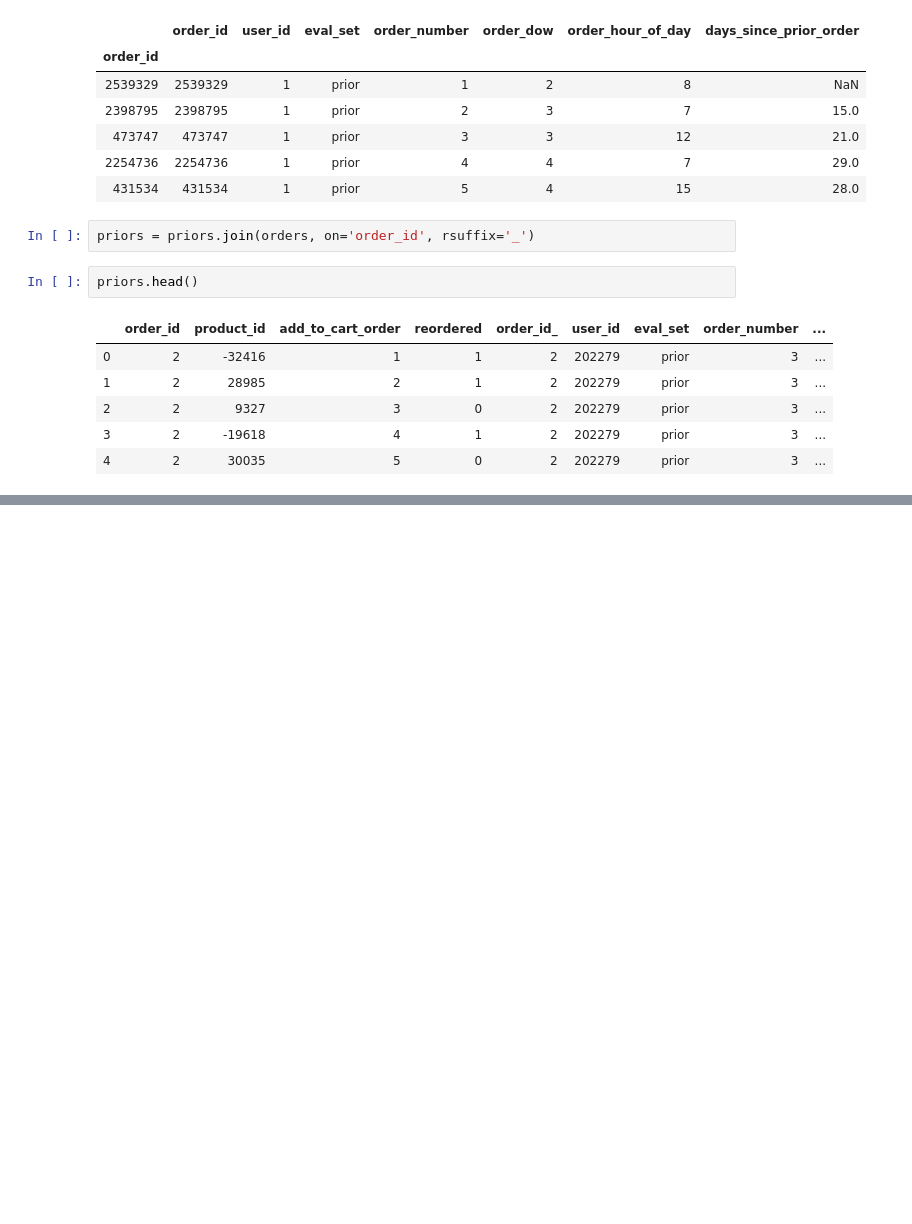
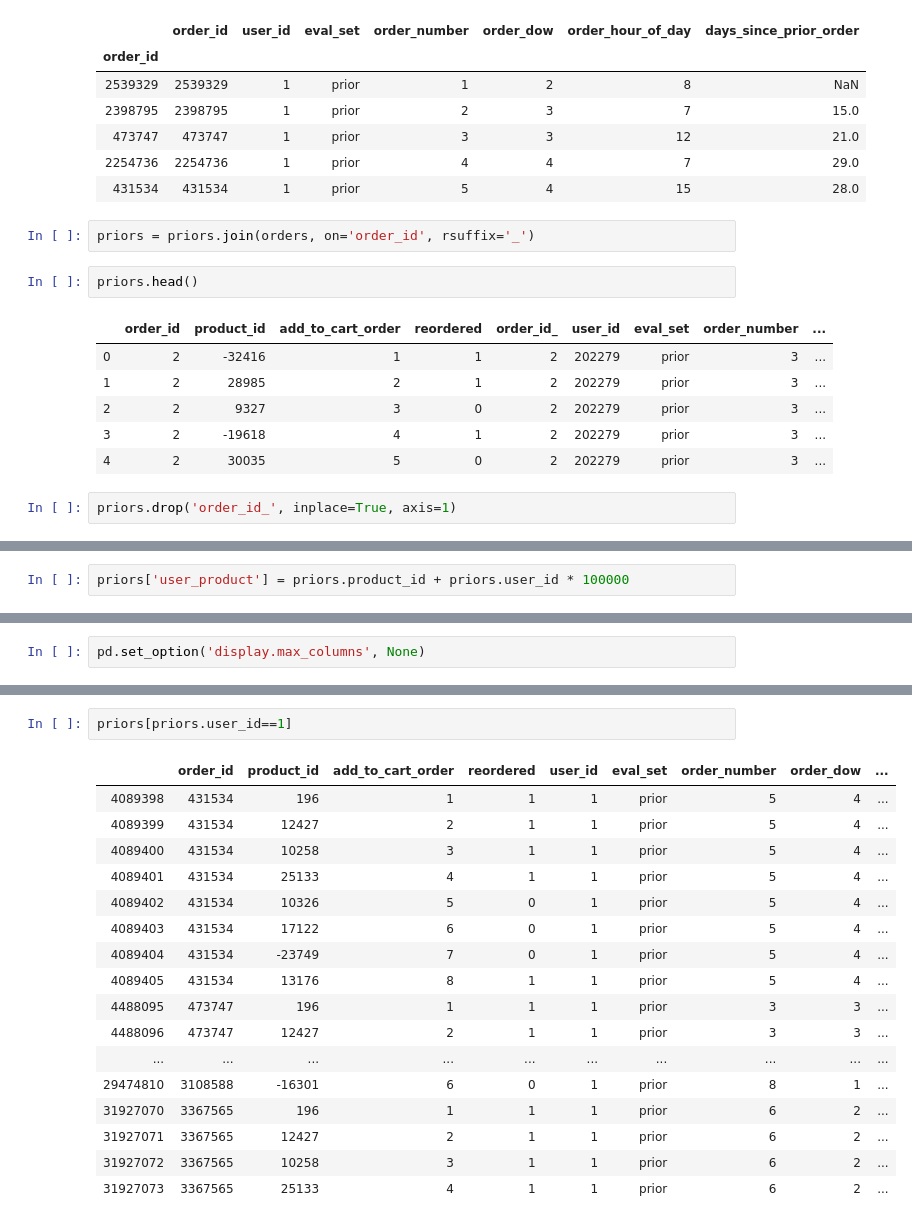
Before and after one commit to mozhumz/bigdata_demo_py, a Jupyter notebook: demoDay23_xgboost/example/Untitled.ipynb, the cells around one changed output, grey strips where cells are left out. Saved outputs shown, nothing was run; the diff lists cells and outputs as text; blank space fills up the shorter version.

```diff
--- a/demoDay23_xgboost/example/Untitled.ipynb
+++ b/demoDay23_xgboost/example/Untitled.ipynb
@@ -192,3 +192,5 @@ priors.head()
 | 2 | 2 | 9327 | 3 | 0 | 2 | 202279 | prior | 3 | ... |
 | 3 | 2 | -19618 | 4 | 1 | 2 | 202279 | prior | 3 | ... |
 | 4 | 2 | 30035 | 5 | 0 | 2 | 202279 | prior | 3 | ... |
+# %%
+priors.drop('order_id_', inplace=True, axis=1)
@@ -194,0 +273,2 @@ priors.head()
+# %%
+priors['user_product'] = priors.product_id + priors.user_id * 100000
@@ -194,0 +393,2 @@ priors.head()
+# %%
+pd.set_option('display.max_columns', None)
@@ -194,0 +427,20 @@ priors.head()
+# %%
+priors[priors.user_id==1]
+# %% [output]
+|  | order_id | product_id | add_to_cart_order | reordered | user_id | eval_set | order_number | order_dow | ... |
+| 4089398 | 431534 | 196 | 1 | 1 | 1 | prior | 5 | 4 | ... |
+| 4089399 | 431534 | 12427 | 2 | 1 | 1 | prior | 5 | 4 | ... |
+| 4089400 | 431534 | 10258 | 3 | 1 | 1 | prior | 5 | 4 | ... |
+| 4089401 | 431534 | 25133 | 4 | 1 | 1 | prior | 5 | 4 | ... |
+| 4089402 | 431534 | 10326 | 5 | 0 | 1 | prior | 5 | 4 | ... |
+| 4089403 | 431534 | 17122 | 6 | 0 | 1 | prior | 5 | 4 | ... |
+| 4089404 | 431534 | -23749 | 7 | 0 | 1 | prior | 5 | 4 | ... |
+| 4089405 | 431534 | 13176 | 8 | 1 | 1 | prior | 5 | 4 | ... |
+| 4488095 | 473747 | 196 | 1 | 1 | 1 | prior | 3 | 3 | ... |
+| 4488096 | 473747 | 12427 | 2 | 1 | 1 | prior | 3 | 3 | ... |
+| ... | ... | ... | ... | ... | ... | ... | ... | ... | ... |
+| 29474810 | 3108588 | -16301 | 6 | 0 | 1 | prior | 8 | 1 | ... |
+| 31927070 | 3367565 | 196 | 1 | 1 | 1 | prior | 6 | 2 | ... |
+| 31927071 | 3367565 | 12427 | 2 | 1 | 1 | prior | 6 | 2 | ... |
+| 31927072 | 3367565 | 10258 | 3 | 1 | 1 | prior | 6 | 2 | ... |
+| 31927073 | 3367565 | 25133 | 4 | 1 | 1 | prior | 6 | 2 | ... |
```
Also changed, not shown: parts of 49 cells of this notebook, 3 other files.
